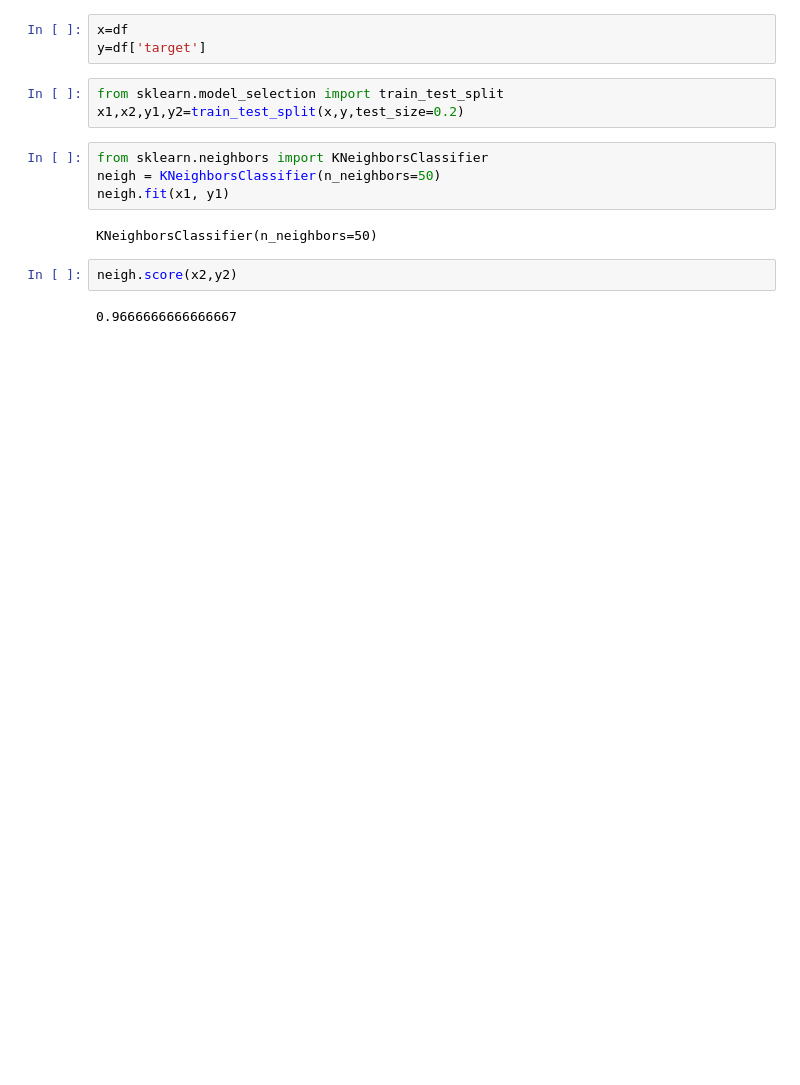
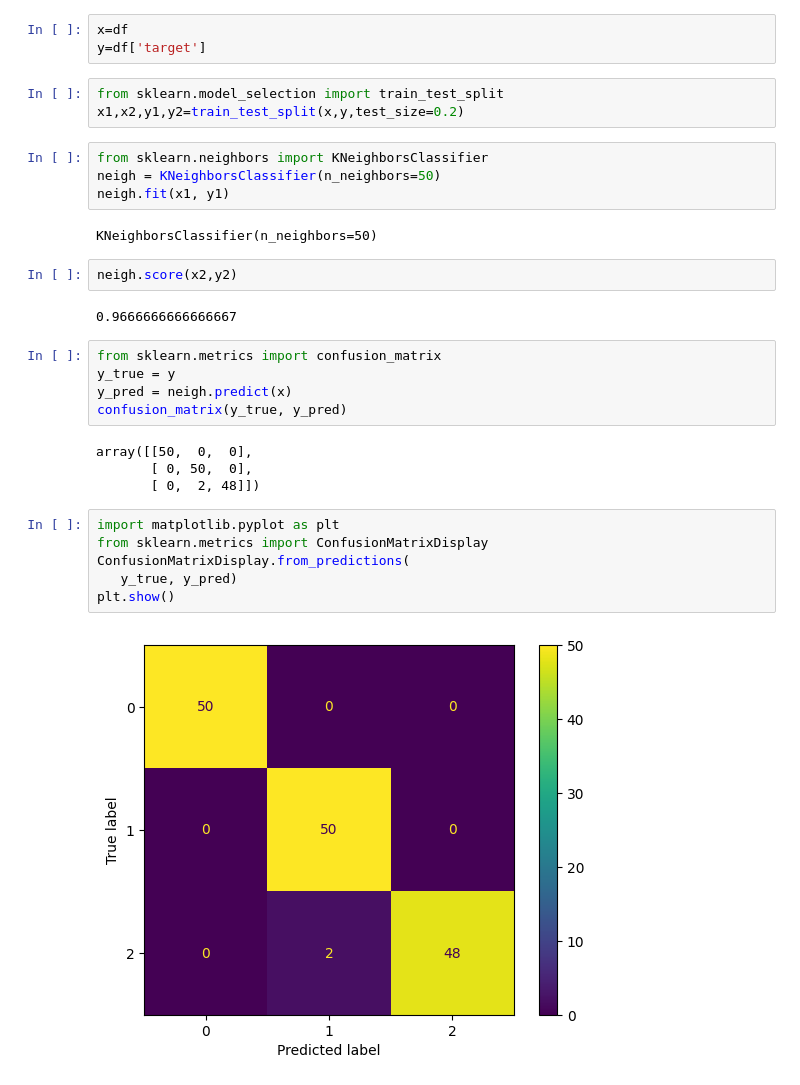
Before and after one commit to Avhi-kr/ds-practice, a Jupyter notebook: KNN_ML.ipynb, the cells around one changed output. Cells and saved outputs as stored; diff of their text form; blank space fills up the shorter version.

```diff
--- a/KNN_ML.ipynb
+++ b/KNN_ML.ipynb
@@ -53,3 +53,20 @@ KNeighborsClassifier(n_neighbors=50)
 neigh.score(x2,y2)
 # %% [output]
 0.9666666666666667
+# %%
+from sklearn.metrics import confusion_matrix
+y_true = y
+y_pred = neigh.predict(x)
+confusion_matrix(y_true, y_pred)
+# %% [output]
+array([[50,  0,  0],
+       [ 0, 50,  0],
+       [ 0,  2, 48]])
+# %%
+import matplotlib.pyplot as plt
+from sklearn.metrics import ConfusionMatrixDisplay
+ConfusionMatrixDisplay.from_predictions(
+   y_true, y_pred)
+plt.show()
+# %% [output]
+[figure, added]
```
